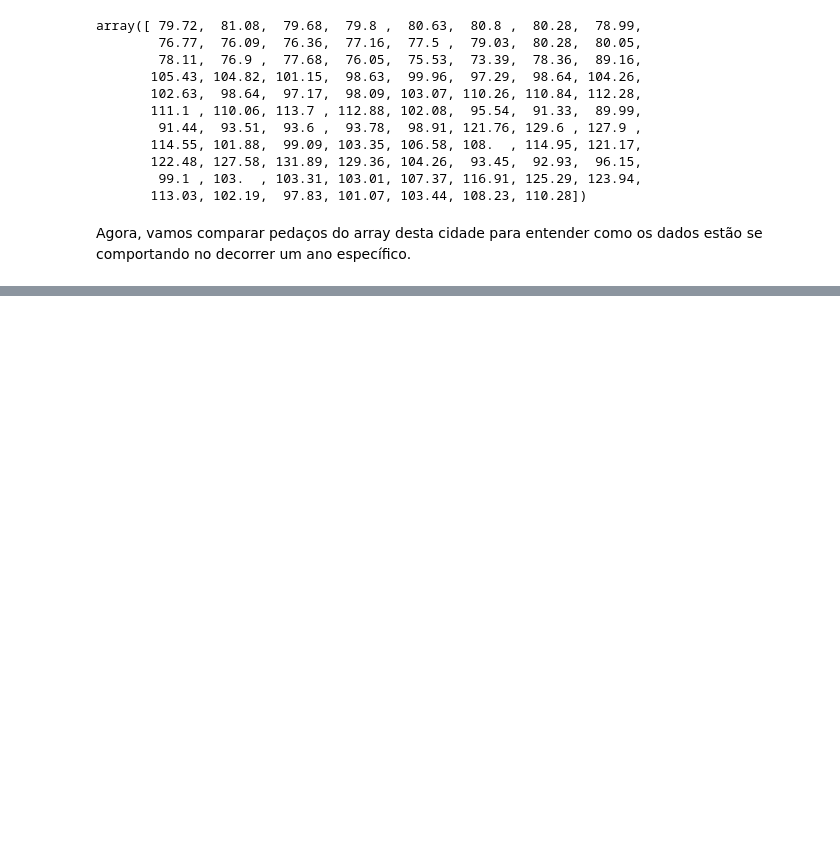
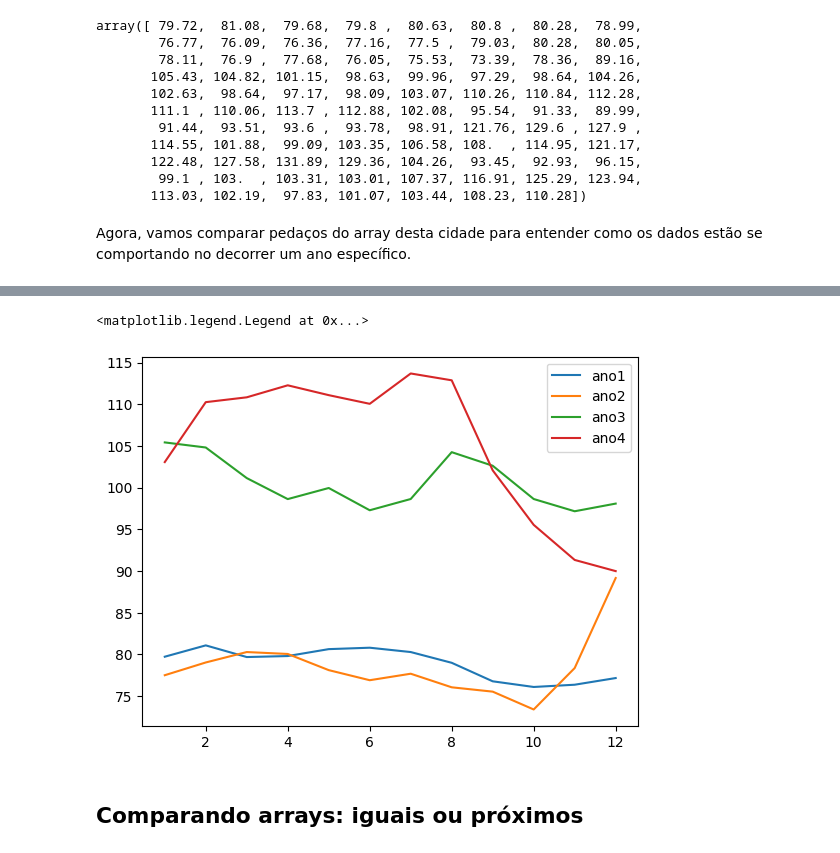
Before and after one commit to orlandojsjunior/Python_para_Data_Science-NumPy, a Jupyter notebook: Numpy.ipynb, the cells around one changed output, grey strips where cells are left out. Saved outputs shown, nothing was run; the diff lists cells and outputs as text; code cells hidden in the pictures; blank space fills up the shorter version.

```diff
--- a/Numpy.ipynb
+++ b/Numpy.ipynb
@@ -178,0 +219,11 @@ Agora, vamos comparar pedaços do array desta cidade para entender como os dados
+# %%
+plt.plot(np.arange(1,13,1), Moscow_ano1)
+plt.plot(np.arange(1,13,1), Moscow_ano2)
+plt.plot(np.arange(1,13,1), Moscow_ano3)
+plt.plot(np.arange(1,13,1), Moscow_ano4)
+plt.legend(['ano1', 'ano2', 'ano3', 'ano4'])
+# %% [output]
+<matplotlib.legend.Legend at 0x...>
+[figure, added]
+# %% [markdown]
+## Comparando arrays: iguais ou próximos
```
Also changed, not shown: parts of 13 cells of this notebook.
